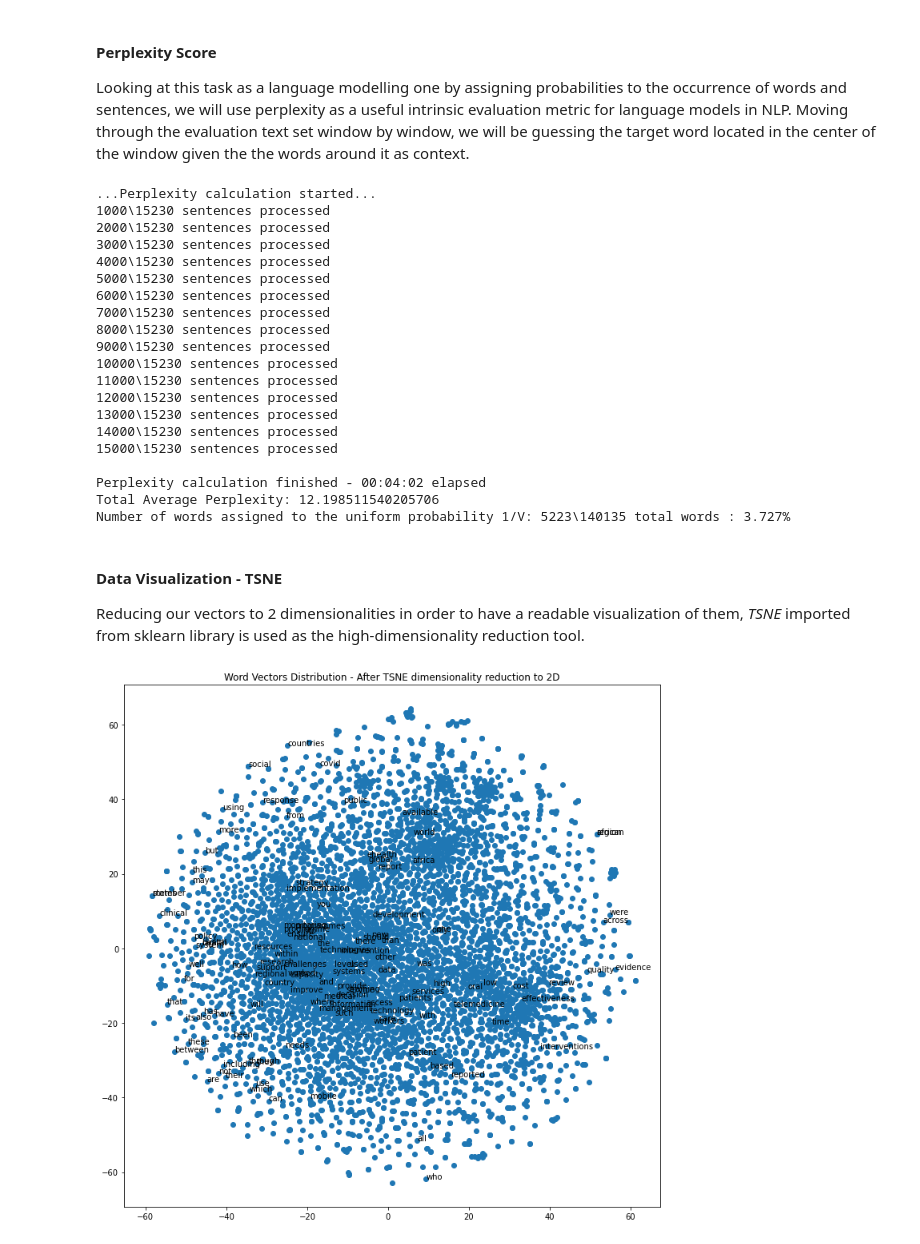
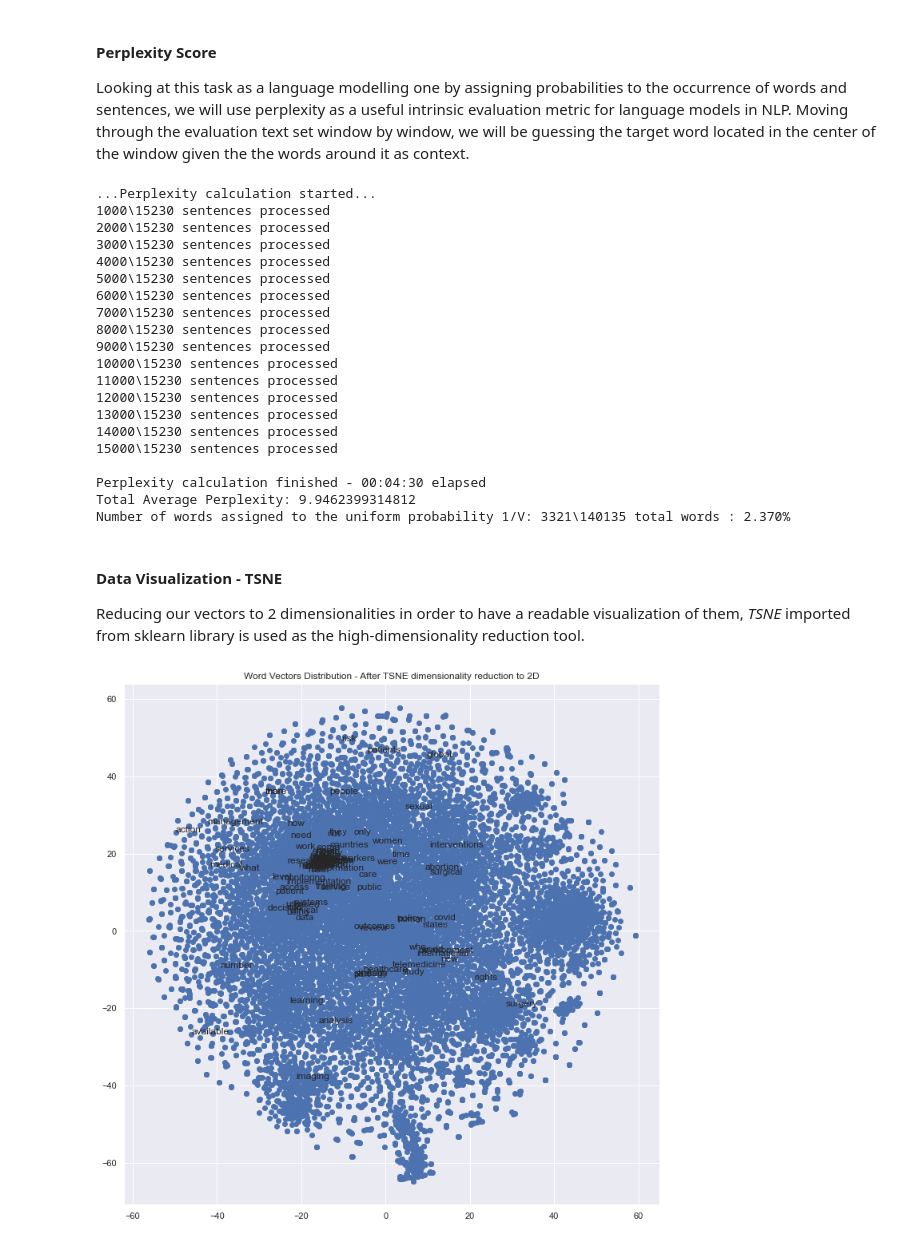
Before and after one commit to mrgeooo14/UNIGE-Master-Thesis, a Jupyter notebook: similarity.ipynb, the cells around one changed output. Drawn from its saved outputs; the diff is of its cells as text; code cells hidden in the pictures.

```diff
--- a/similarity.ipynb
+++ b/similarity.ipynb
@@ -68,7 +68,9 @@ The raw text dataframe that will be used to train the model, as it was produced
 
 After being converted to a *Pandas* dataframe, any **NaN** values in the text sets are detected and removed.
 # %%
-text_set_df = pd.read_table("data/train_sets/train_implementome.txt", header = None, names = ['Sentences'], lineterminator = '\n')
+# text_set_df = pd.read_table("data/train_sets/train_implementome.txt", header = None, names = ['Sentences'], lineterminator = '\n')
+# text_set_df = pd.read_table("data/train_sets/train_100_pubs.txt", header = None, names = ['Sentences'], lineterminator = '\n')
+text_set_df = pd.read_table("data/train_sets/train_100_books.txt", header = None, names = ['Sentences'], lineterminator = '\n')
 test_set_df = pd.read_table("data/train_sets/evaluation_set.txt", header = None, names = ['Sentences'], lineterminator = '\n')
 
 ## Dropping NaN values
@@ -198,13 +206,13 @@ vector_dim = 500
 print('Word2Vec model training started... (default corpus and trigram one)')
 b1 = time.time()
 ##### Model for default corpus
-model = Word2Vec(vector_size = vector_dim, window = window_size, min_count = 3, workers = 4, sg = 1, hs = 0, negative = 20, compute_loss = True, epochs = epochs_n)
-model.build_vocab(train_set, progress_per = 1000)
+model = Word2Vec(vector_size = vector_dim, window = window_size, min_count = 3, workers = 4, sg = 1, hs = 0, negative = 10, compute_loss = True, epochs = epochs_n)
+model.build_vocab(train_set)
 model.train(train_set, total_examples = model.corpus_count, epochs = model.epochs)
 
 ##### Model for bigram and trigram corpus
-model_b = Word2Vec(vector_size = vector_dim, window = window_size, min_count = 3, workers = 4, sg = 1, hs = 0, negative = 20, compute_loss = True, epochs = epochs_n)
-model_b.build_vocab(train_set_bigram, progress_per = 1000)
+model_b = Word2Vec(vector_size = vector_dim, window = window_size, min_count = 3, workers = 4, sg = 1, hs = 0, negative = 10, compute_loss = True, epochs = epochs_n)
+model_b.build_vocab(train_set_bigram)
 model_b.train(train_set_bigram, total_examples = model.corpus_count, epochs = model.epochs)
 #####
 train_time = time.time() - b1
@@ -236,8 +272,0 @@ Automatically detect similar tags to a given tag. (TODO: Make it work for bigram
-# %%
-one_tags = ['humanitarian', 'switzerland', 'diabetes', 'telehealth', 'vaccination']
-bi_tags = ['tele_expertise', 'medical_informatics', 'mental_health', 'united_nations', 'decision_making']
-
-for i in range (0, len(bi_tags)):
-    print(output_vectors.most_similar(one_tags[i], topn = 20))
-    print(output_vectors_b.most_similar(bi_tags[i], topn = 20))
-    print('')
@@ -430,9 +462,9 @@ print('Number of words assigned to the uniform probability 1/V: {}\{} total word
 14000\15230 sentences processed
 15000\15230 sentences processed
 
-Perplexity calculation finished - 00:04:02 elapsed
-Total Average Perplexity: 12.198511540205706
-Number of words assigned to the uniform probability 1/V: 5223\140135 total words : 3.727%
+Perplexity calculation finished - 00:04:30 elapsed
+Total Average Perplexity: 9.9462399314812
+Number of words assigned to the uniform probability 1/V: 3321\140135 total words : 2.370%
 # %% [markdown]
 #### Data Visualization - TSNE
 
@@ -440,9 +472,12 @@ Reducing our vectors to 2 dimensionalities in order to have a readable visualiza
 # %%
 import random
 import matplotlib.pyplot as plt
+import seaborn as sns
 from sklearn.manifold import TSNE
 import warnings
 warnings.simplefilter(action='ignore', category=FutureWarning)
+
+sns.set()
 
 
 def reduce_dimensions(model):
@@ -450,31 +485,31 @@ def reduce_dimensions(model):
 
     # extract the words & their vectors, as numpy arrays
     vectors = np.asarray(model.wv.vectors)
     labels = np.asarray(model.wv.index_to_key)  # fixed-width numpy strings
 
     # reduce using t-SNE
     tsne = TSNE(n_components=num_dimensions, random_state=0)
     vectors = tsne.fit_transform(vectors)
 
     x_vals = [v[0] for v in vectors]
     y_vals = [v[1] for v in vectors]
     return x_vals, y_vals, labels
 
 
 def plot_with_matplotlib(x_vals, y_vals, labels):
     random.seed(44)
     plt.figure(figsize=(12, 12))
     plt.scatter(x_vals, y_vals)
 
     indices = list(range(len(labels)))
     selected_indices = indices[:120]
     for i in selected_indices:
         plt.annotate(labels[i], (x_vals[i], y_vals[i])) ## annotate on the plot 10 randomly chosen words
     plt.title('Word Vectors Distribution - After TSNE dimensionality reduction to 2D')
     # plt.savefig('word_vectors_distribution.png', bbox_inches='tight', facecolor='w')
 
 
 x_vals, y_vals, labels = reduce_dimensions(model)
 plot_with_matplotlib(x_vals, y_vals, labels)
 # %% [output]
-[figure, old version]
+[figure, new version]
```
Also changed, not shown: parts of 18 cells of this notebook, 1 other file.
